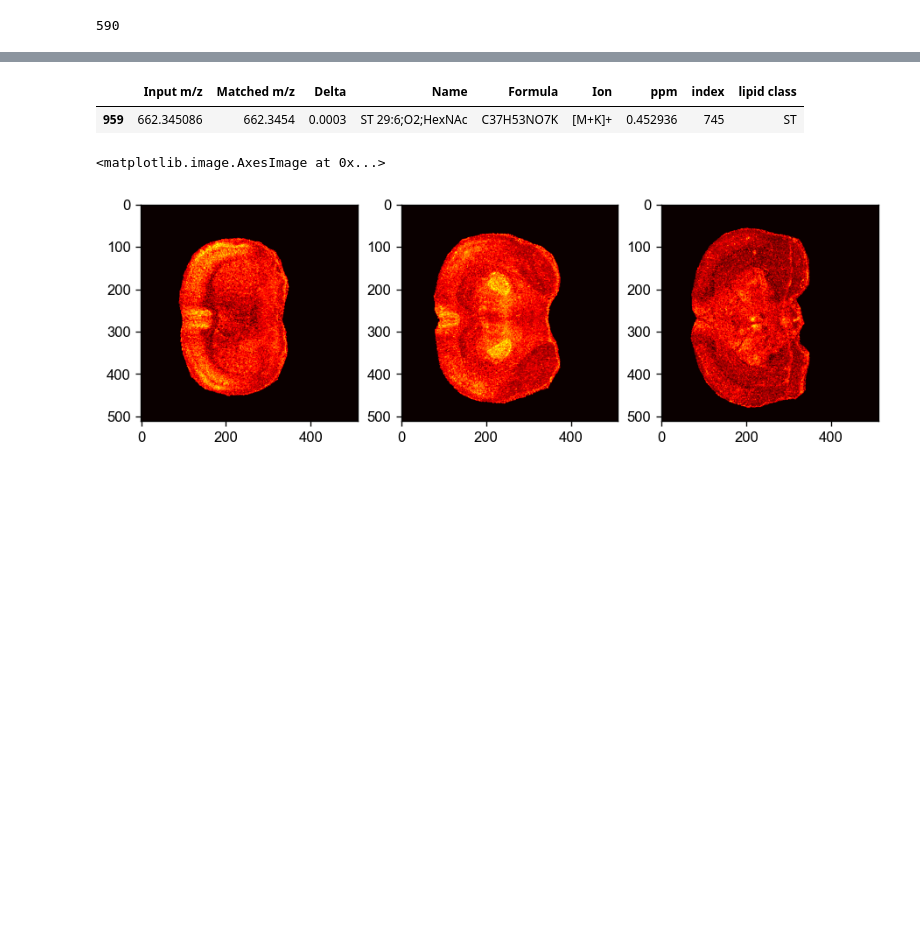
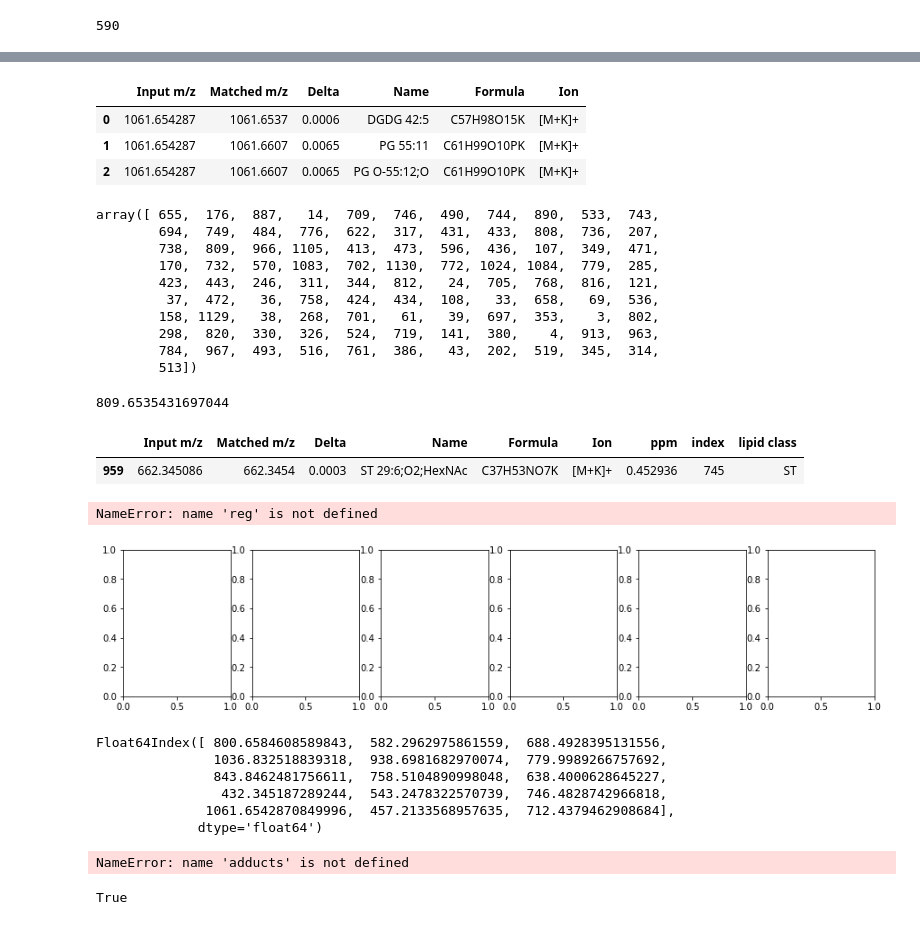
Before and after one commit to richardxie1119/multiscale_analysis, a Jupyter notebook: regmri_atlas_coronal.ipynb, the cells around one changed output, grey strips where cells are left out. Saved outputs shown, nothing was run; the diff lists cells and outputs as text; code cells hidden in the pictures; blank space fills up the shorter version.

```diff
--- a/regmri_atlas_coronal.ipynb
+++ b/regmri_atlas_coronal.ipynb
@@ -233,7 +264,7 @@ axes.imshow((np.isin(label_imgs[slice_no], [92,30,67,39,1,95,96,97,98,48,82,47,5
 # %%
 import image_registration
 #file_dir = '../processed_data/coronal3D_propagated_decoded.h5'
-file_dir = 'E:/3DCoronal/decoded_data_new/coronal3D_propagated_decoded_new.h5'
+file_dir = '/Volumes/Extreme SSD/deepMSI/processed_data/coronal3D_propagated_decoded_new.h5'
 reg = image_registration.Image(data_dir=file_dir,registration_dir='../image_transform',group_order=slice_order)
 reg.load_transform('../image_register/Matlab Registration/coronal_registration')
 reg.load_data(True)
@@ -841,3 +1086,27 @@ mz_marker = reg.mzs[np.isin(reg.mzs,annot_df2['Input m/z'].unique())][marker_fil
+# %%
+annot_df
+# %% [output]
+|  | Input m/z | Matched m/z | Delta | Name | Formula | Ion |
+| 0 | 1061.654287 | 1061.6537 | 0.0006 | DGDG 42:5 | C57H98O15K | [M+K]+ |
+| 1 | 1061.654287 | 1061.6607 | 0.0065 | PG 55:11 | C61H99O10PK | [M+K]+ |
+| 2 | 1061.654287 | 1061.6607 | 0.0065 | PG O-55:12;O | C61H99O10PK | [M+K]+ |
+# %%
+log2fold.argsort()[::-1][:100]
+# %% [output]
+array([ 655,  176,  887,   14,  709,  746,  490,  744,  890,  533,  743,
+        694,  749,  484,  776,  622,  317,  431,  433,  808,  736,  207,
+        738,  809,  966, 1105,  413,  473,  596,  436,  107,  349,  471,
+        170,  732,  570, 1083,  702, 1130,  772, 1024, 1084,  779,  285,
+        423,  443,  246,  311,  344,  812,   24,  705,  768,  816,  121,
+         37,  472,   36,  758,  424,  434,  108,   33,  658,   69,  536,
+        158, 1129,   38,  268,  701,   61,   39,  697,  353,    3,  802,
+        298,  820,  330,  326,  524,  719,  141,  380,    4,  913,  963,
+        784,  967,  493,  516,  761,  386,   43,  202,  519,  345,  314,
+        513])
+# %%
+reg.mzs[709]
+# %% [output]
+809.6535431697044
 # %%
 annot_df2[annot_df2['Input m/z']==mz_marker[0]]
 #[5,11]
@@ -850,12 +1119,30 @@ marker_class = []
 for mz_marker_ in mz_marker:
     marker_class.append(annot_df2[annot_df2['Input m/z']==mz_marker_]['lipid class'].values[0])
 # %%
-fig,axes=plt.subplots(1,3,figsize=(9,3))
+idx = 859
+plt.rcParams["axes.grid"] = False
+fig,axes=plt.subplots(1,6,figsize=(15,3))
 ax = axes.ravel()
-ax[0].imshow(reg.get_3DImages_transform(745,True)[3],'hot')
-ax[1].imshow(reg.get_3DImages_transform(745,True)[8],'hot')
-ax[2].imshow(reg.get_3DImages_transform(745,True)[18],'hot')
-#fig.savefig('../figures/coronal_tha_differntial_ionimg_2.pdf')
+ax[0].imshow(reg.get_3DImages_transform(idx,True)[3],'hot')
+ax[1].imshow(reg.get_3DImages_transform(idx,True)[5],'hot')
+ax[2].imshow(reg.get_3DImages_transform(idx,True)[8],'hot')
+ax[3].imshow(reg.get_3DImages_transform(idx,True)[13],'hot')
+ax[4].imshow(reg.get_3DImages_transform(idx,True)[16],'hot')
+ax[5].imshow(reg.get_3DImages_transform(idx,True)[20],'hot')
+fig.savefig('../figures/coronal_cortex_870mz.pdf',dpi=300)
 # %% [output]
-<matplotlib.image.AxesImage at 0x...>
+NameError: name 'reg' is not defined
-[figure, old version]
+[figure, new version]
+# %%
+average_spec_region.columns[rank_entropy[::-1][:15]]
+# %% [output]
+Float64Index([ 800.6584608589843,  582.2962975861559,  688.4928395131556,
+               1036.832518839318,  938.6981682970074,  779.9989266757692,
+               843.8462481756611,  758.5104890998048,  638.4000628645227,
+                432.345187289244,  543.2478322570739,  746.4828742966818,
+              1061.6542870849996,  457.2133568957635,  712.4379462908684],
+             dtype='float64')
+# %%
+annot_df, matched, unmatched = LipidMaps_annotate([582.2963], adducts, 3, site_url)
+# %% [output]
+NameError: name 'adducts' is not defined
@@ -861,0 +1155,5 @@ ax[2].imshow(reg.get_3DImages_transform(745,True)[18],'hot')
+# %%
+import os
+os.path.isfile('../regional_models/model_slice_10.json')
+# %% [output]
+True
```
Also changed, not shown: parts of 130 cells of this notebook, 6 other files.
